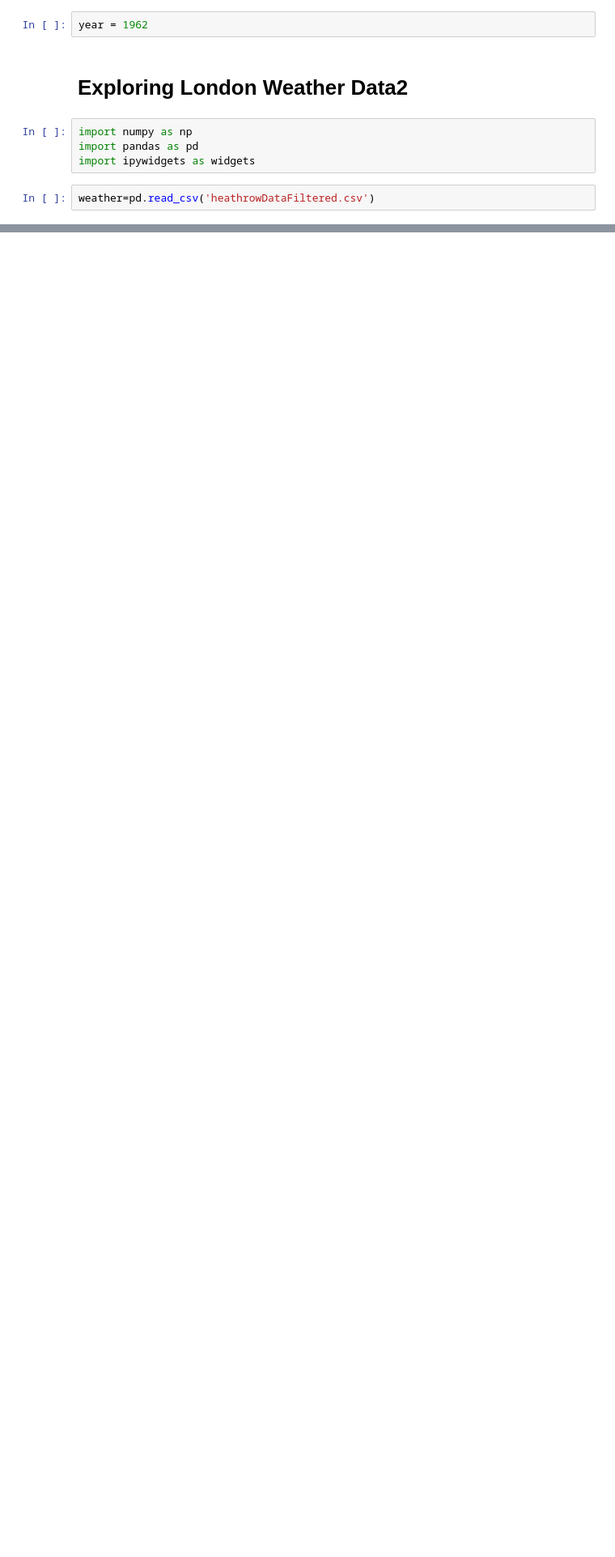
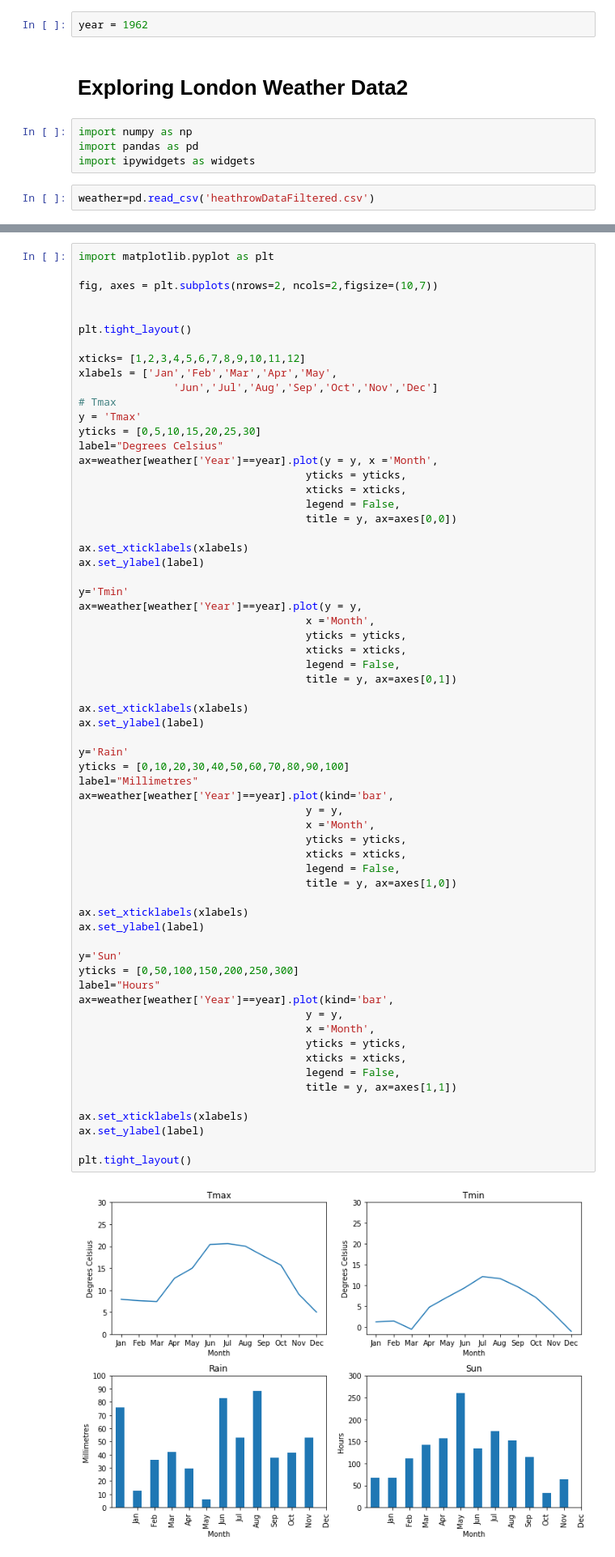
Before and after one commit to alanjones2/Alan-Jones-article-code, a Jupyter notebook: mercury/heathrowdataMercury2.ipynb, the cells around one changed output, grey strips where cells are left out. Shown: that part at 81% size. Saved outputs shown, nothing was run; the diff lists cells and outputs as text; blank space fills up the shorter version.

```diff
--- a/mercury/heathrowdataMercury2.ipynb
+++ b/mercury/heathrowdataMercury2.ipynb
@@ -74,0 +25,66 @@ fsun(year);
+# %%
+import matplotlib.pyplot as plt
+
+fig, axes = plt.subplots(nrows=2, ncols=2,figsize=(10,7))
+
+
+plt.tight_layout()
+
+xticks= [1,2,3,4,5,6,7,8,9,10,11,12]
+xlabels = ['Jan','Feb','Mar','Apr','May',
+               'Jun','Jul','Aug','Sep','Oct','Nov','Dec']
+# Tmax
+y = 'Tmax'
+yticks = [0,5,10,15,20,25,30]
+label="Degrees Celsius"
+ax=weather[weather['Year']==year].plot(y = y, x ='Month',
+                                    yticks = yticks,
+                                    xticks = xticks,
+                                    legend = False,
+                                    title = y, ax=axes[0,0])
+
+ax.set_xticklabels(xlabels)
+ax.set_ylabel(label)
+
+y='Tmin'
+ax=weather[weather['Year']==year].plot(y = y,
+                                    x ='Month',
+                                    yticks = yticks,
+                                    xticks = xticks,
+                                    legend = False,
+                                    title = y, ax=axes[0,1])
+
+ax.set_xticklabels(xlabels)
+ax.set_ylabel(label)
+
+y='Rain'
+yticks = [0,10,20,30,40,50,60,70,80,90,100]
+label="Millimetres"
+ax=weather[weather['Year']==year].plot(kind='bar',
+                                    y = y,
+                                    x ='Month',
+                                    yticks = yticks,
+                                    xticks = xticks,
+                                    legend = False,
+                                    title = y, ax=axes[1,0])
+
+ax.set_xticklabels(xlabels)
+ax.set_ylabel(label)
+
+y='Sun'
+yticks = [0,50,100,150,200,250,300]
+label="Hours"
+ax=weather[weather['Year']==year].plot(kind='bar',
+                                    y = y,
+                                    x ='Month',
+                                    yticks = yticks,
+                                    xticks = xticks,
+                                    legend = False,
+                                    title = y, ax=axes[1,1])
+
+ax.set_xticklabels(xlabels)
+ax.set_ylabel(label)
+
+plt.tight_layout()
+# %% [output]
+[figure, added]
```
Also changed, not shown: parts of 2 cells of this notebook, 1 other file.
